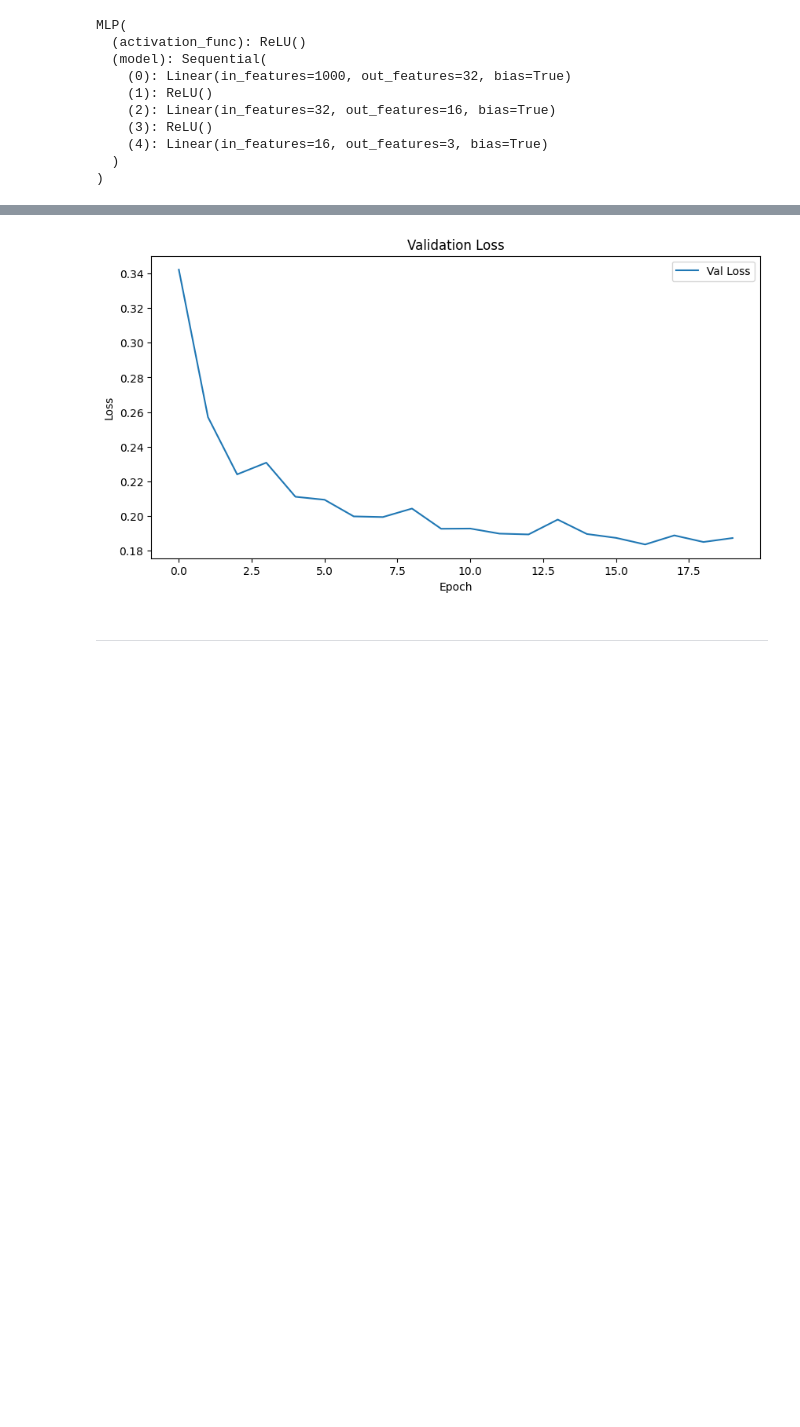
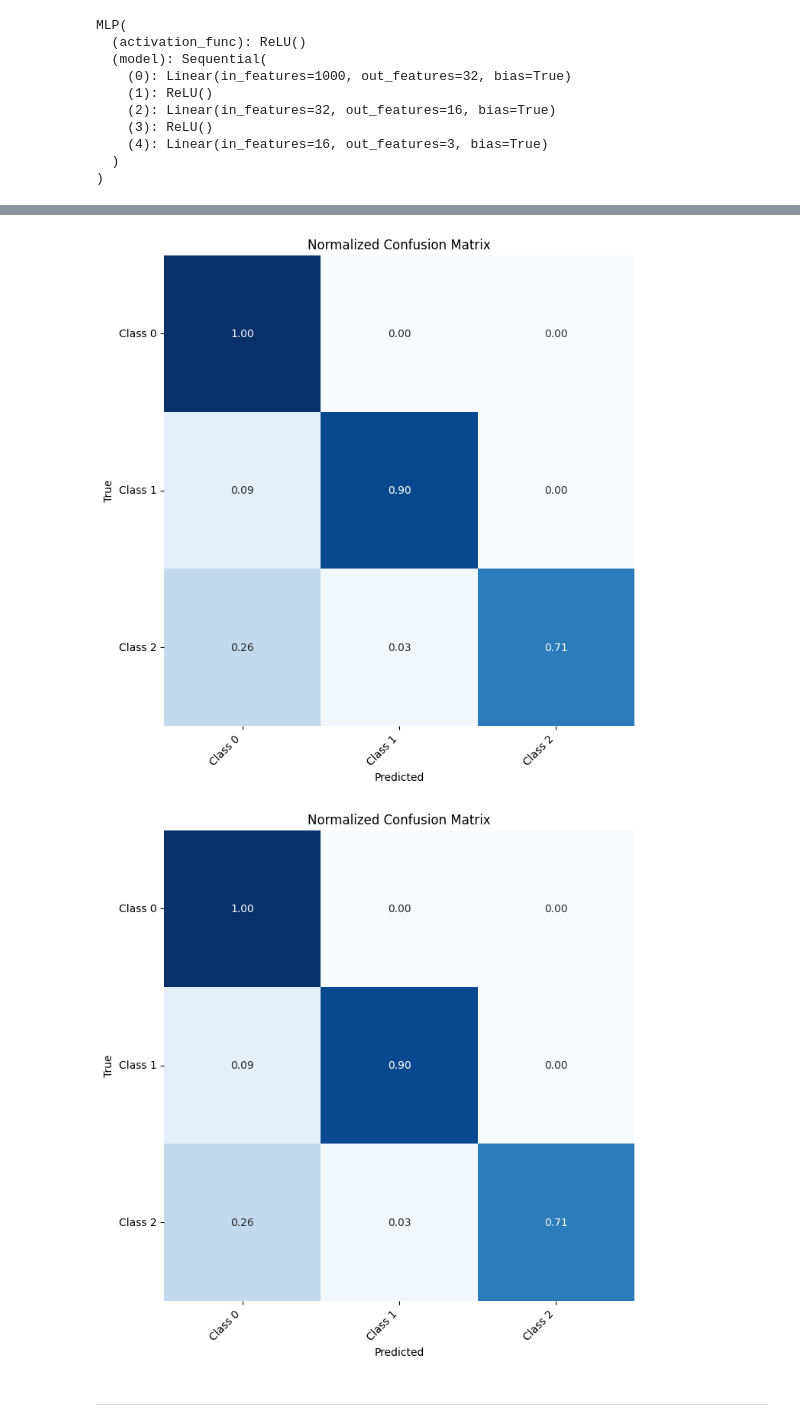
Before and after one commit to petrobras/3W, a Jupyter notebook: docs/notebooks/mlp_timeseries_example.ipynb, the cells around one changed output, grey strips where cells are left out. Drawn from its saved outputs; the diff is of its cells as text; code cells hidden in the pictures; blank space fills up the shorter version.

```diff
--- a/docs/notebooks/mlp_timeseries_example.ipynb
+++ b/docs/notebooks/mlp_timeseries_example.ipynb
@@ -50,7 +64,7 @@ mlp_config = MLPConfig(
     input_size=window_size,
     hidden_sizes=(32, 16),
     output_size=3,
-    random_seed=11,
+    random_seed=RANDOM_SEED,
     activation_function="relu",
     regularization=None,
 )
@@ -60,16 +74,14 @@ trainer_config = TrainerConfig(
     criterion="cross_entropy",
     batch_size=32,
     epochs=20,
-    seed=11,
+    seed=RANDOM_SEED,
     config_model=mlp_config,
     learning_rate=0.001,
-    device="cuda" if torch.cuda.is_available() else "cpu",
     cross_validation=False,
-    shuffle_train=True
+    shuffle_train=True,
 )
 
 trainer = ModelTrainer(trainer_config)
-print(trainer.model)
 # %% [output]
 MLP(
   (activation_func): ReLU()
@@ -138,13 +130,15 @@ trainer.train(x_train=dfs_final.iloc[:, :-1], y_train=dfs_final["label"].astype(
 # %%
 # Evaluate model performance on validation set using ModelTrainer's test method
-from ThreeWToolkit.metrics import accuracy_score, recall_score
+assessment_config = ModelAssessmentConfig(
+    metrics=["accuracy"],
+    batch_size=32,
+)
 
-test_loss, test_metrics = trainer.test(
-    dfs_final.iloc[:, :-1], dfs_final["label"].astype(int), metrics=[
-        accuracy_score,
-        lambda y_true, y_pred: recall_score(y_true, y_pred, average='weighted')
-    ]
+results = trainer.assess(
+    dfs_final.iloc[:, :-1],
+    dfs_final["label"].astype(int),
+    assessment_config=assessment_config
 )
-print(f"Test Loss: {test_loss:.4f}")
-print(f"Test Metrics: {test_metrics}")
+
+print(f"Test Metrics: {results['metrics']}")
 # %% [output]
@@ -153,15 +167,16 @@ Test Metrics: {'accuracy_score': 0.9528775763036378, '<lambda>': 0.9528775763036
 # %%
 # Visualize training history
-plt.figure(figsize=(10, 5))
-for i, fold_hist in enumerate(trainer.history):
-    if fold_hist is not None:
-        plt.plot(fold_hist["val_loss"], label="Val Loss")
-plt.title("Validation Loss")
-plt.xlabel("Epoch")
-plt.ylabel("Loss")
-plt.legend()
-plt.show()
+visualization_config = AssessmentVisualizationConfig(
+    class_names = ["Class 0", "Class 1", "Class 2"],)
+plotter = AssessmentVisualization(config=visualization_config)
+plotter.plot_confusion_matrix(
+    y_true=results["true_values"],
+    y_pred=results["predictions"],
+    normalize=True,
+    title="Normalized Confusion Matrix",
+)
 # %% [output]
-[figure, old version]
+[figure, new version]
+[figure, added]
 # %% [markdown]
 __________
```
Also changed, not shown: parts of 20 cells of this notebook, 1 other file.
